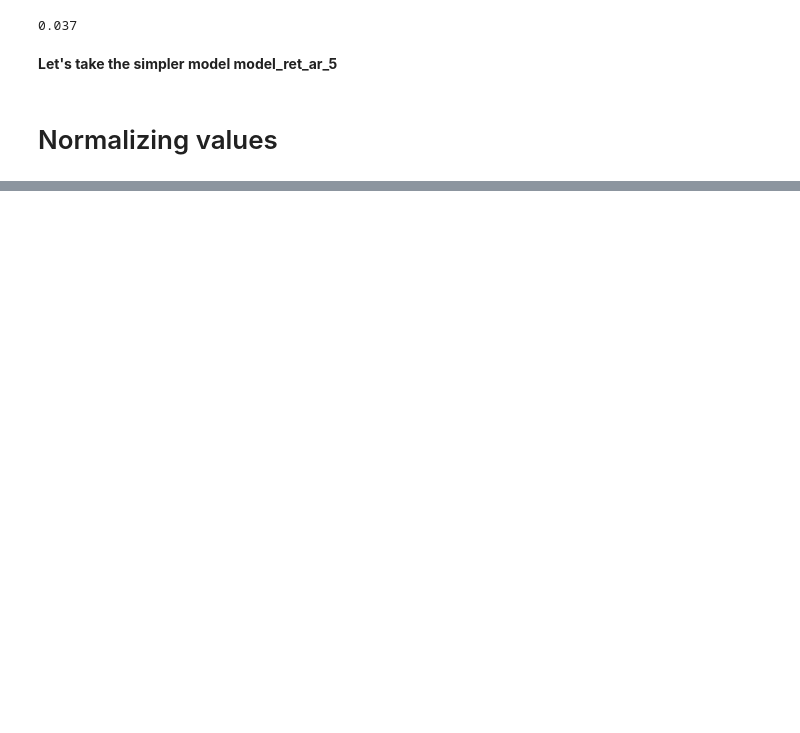
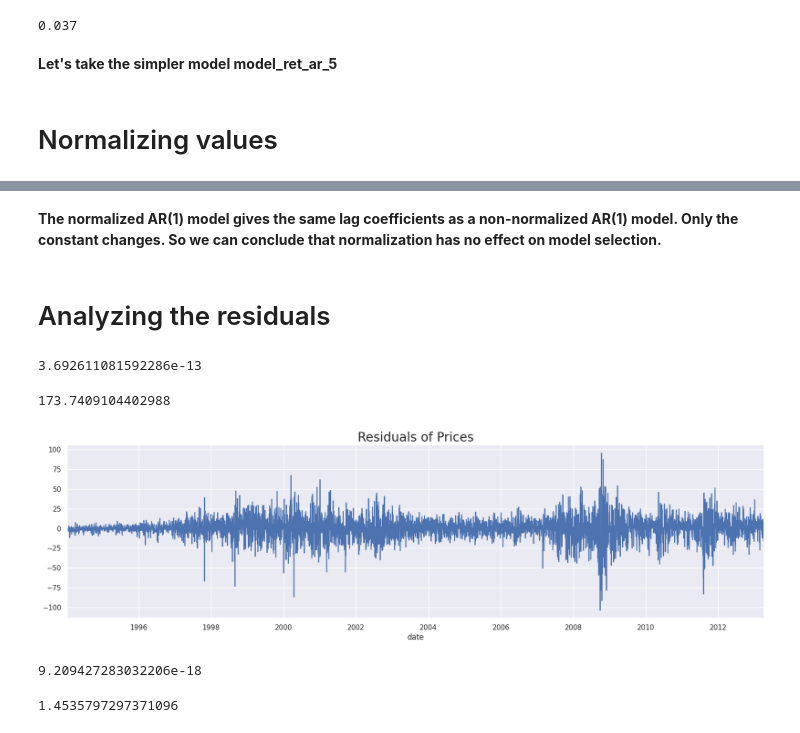
Before and after one commit to azratuni/Financial-Time-Series-Analysis, a Jupyter notebook: financial-time-series-analysis.ipynb, the cells around one changed output, grey strips where cells are left out. Drawn from its saved outputs; the diff is of its cells as text; code cells hidden in the pictures; blank space fills up the shorter version.

```diff
--- a/financial-time-series-analysis.ipynb
+++ b/financial-time-series-analysis.ipynb
@@ -879,3 +879,7 @@ LLR_test(model_ret_ar_5,model_ret_ar_6)
 **Let's take the simpler model model_ret_ar_5**
 # %% [markdown]
 # Normalizing values
+# %%
+benchmark = df_train.spx.iloc[0]
+# %%
+df_train['norm'] = df_train.spx.div(benchmark).mul(100)
@@ -881,0 +899,4 @@ LLR_test(model_ret_ar_5,model_ret_ar_6)
+# %%
+bench_ret = df_train.returns.iloc[0]
+df_train['norm_ret'] = df_train.returns.div(bench_ret).mul(100)
+sts.adfuller(df_train.norm_ret)
@@ -881,0 +935,20 @@ LLR_test(model_ret_ar_5,model_ret_ar_6)
+# %% [markdown]
+**The normalized AR(1) model gives the same lag coefficients as a non-normalized AR(1) model. Only the constant changes. So we can conclude that normalization has no effect on model selection.**
+# %% [markdown]
+# Analyzing the residuals
+# %%
+df_train['res_prices'] = results_ar_8.resid
+# %%
+df_train.res_prices.mean()
+# %% [output]
+3.692611081592286e-13
+# %%
+df_train.res_prices.var()
+# %% [output]
+173.7409104402988
+# %%
+df_train.res_prices[1:].plot(figsize = (20,5))
+plt.title("Residuals of Prices", size = 20)
+plt.show()
+# %% [output]
+[figure, added]
@@ -881,0 +957,8 @@ LLR_test(model_ret_ar_5,model_ret_ar_6)
+# %%
+df_train.res_ret.mean()
+# %% [output]
+9.209427283032206e-18
+# %%
+df_train.res_ret.var()
+# %% [output]
+1.4535797297371096
```
Also changed, not shown: parts of 30 cells of this notebook.
